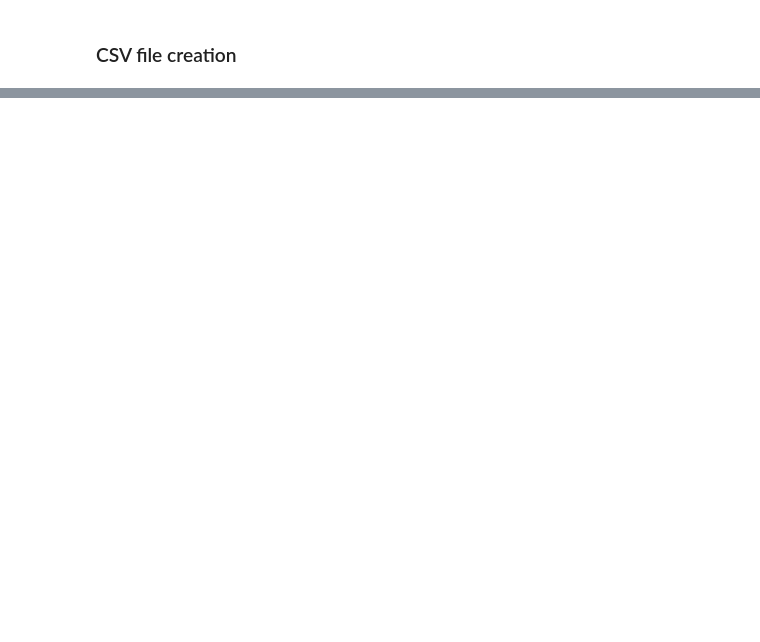
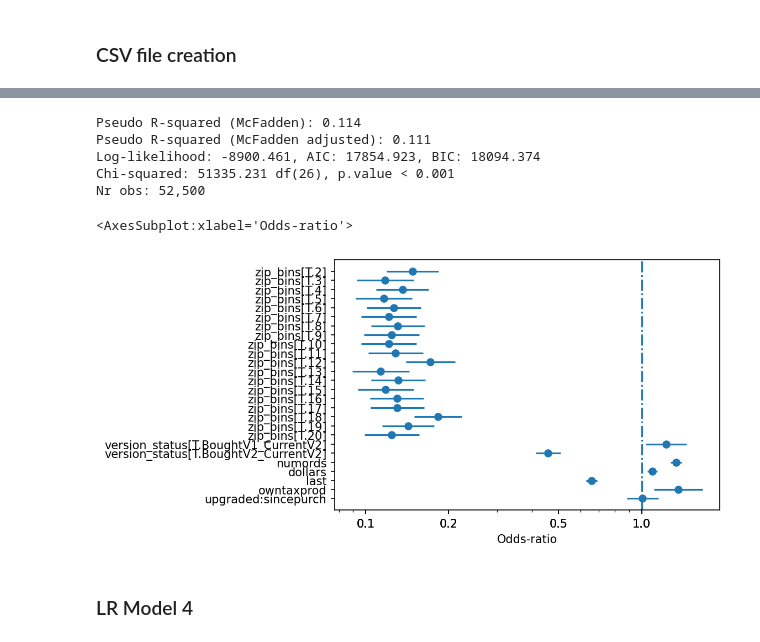
Before and after one commit to sauravjayan/Intuit-Quickbooks, a Jupyter notebook: intuit.ipynb, the cells around one changed output, grey strips where cells are left out. Cells and saved outputs as stored; diff of their text form; code cells hidden in the pictures; blank space fills up the shorter version.

```diff
--- a/intuit.ipynb
+++ b/intuit.ipynb
@@ -1161,0 +1353,15 @@ final.to_csv('Akshay_Deeptarka_Saurav_Shreya_Group11.csv', index=False)
+# %%
+rsm.model_fit(lr2)
+# %% [output]
+Pseudo R-squared (McFadden): 0.114
+Pseudo R-squared (McFadden adjusted): 0.111
+Log-likelihood: -8900.461, AIC: 17854.923, BIC: 18094.374
+Chi-squared: 51335.231 df(26), p.value < 0.001
+Nr obs: 52,500
+# %%
+rsm.or_plot(lr2)
+# %% [output]
+<AxesSubplot:xlabel='Odds-ratio'>
+[figure, added]
+# %% [markdown]
+### LR Model 4
```
Also changed, not shown: parts of 28 cells of this notebook.
